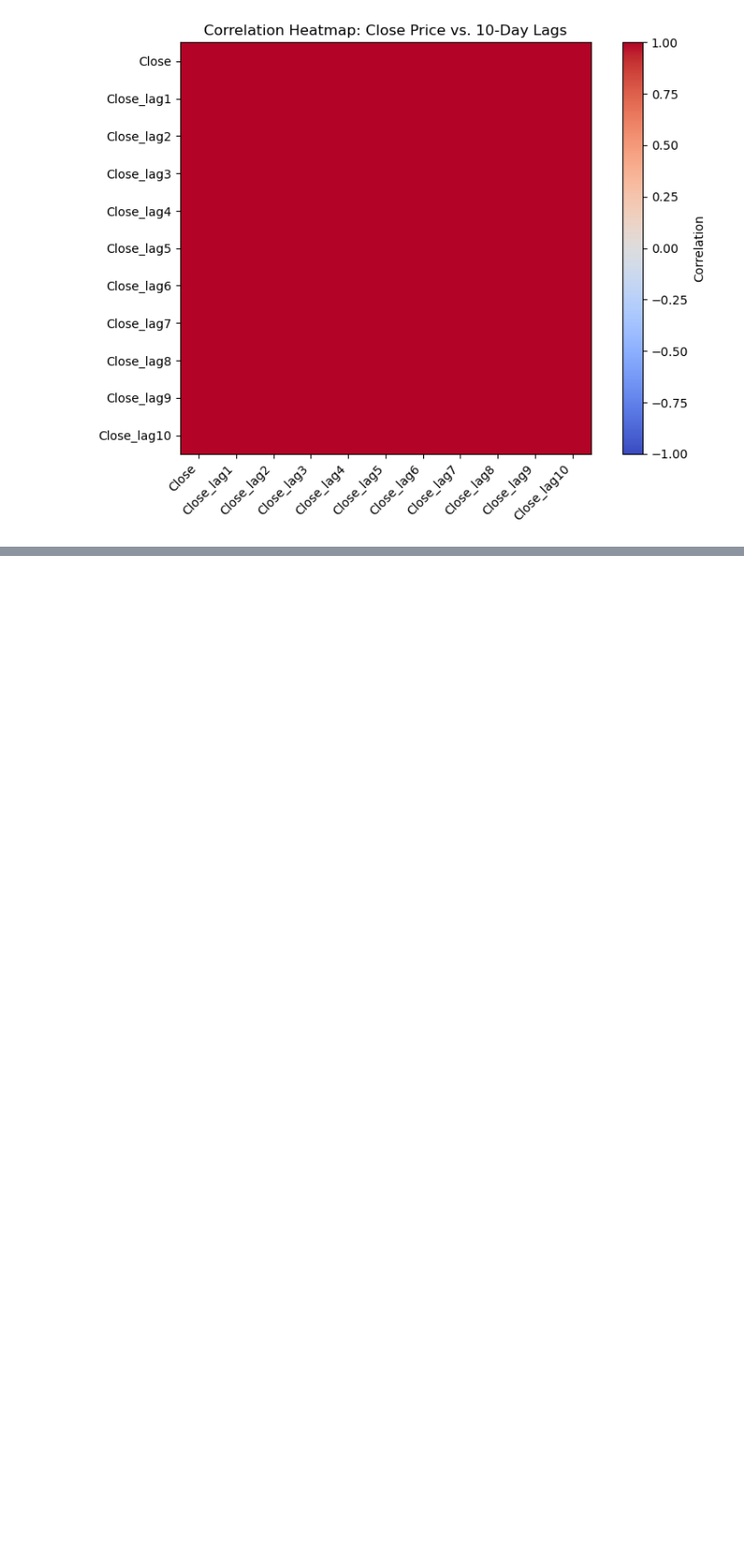
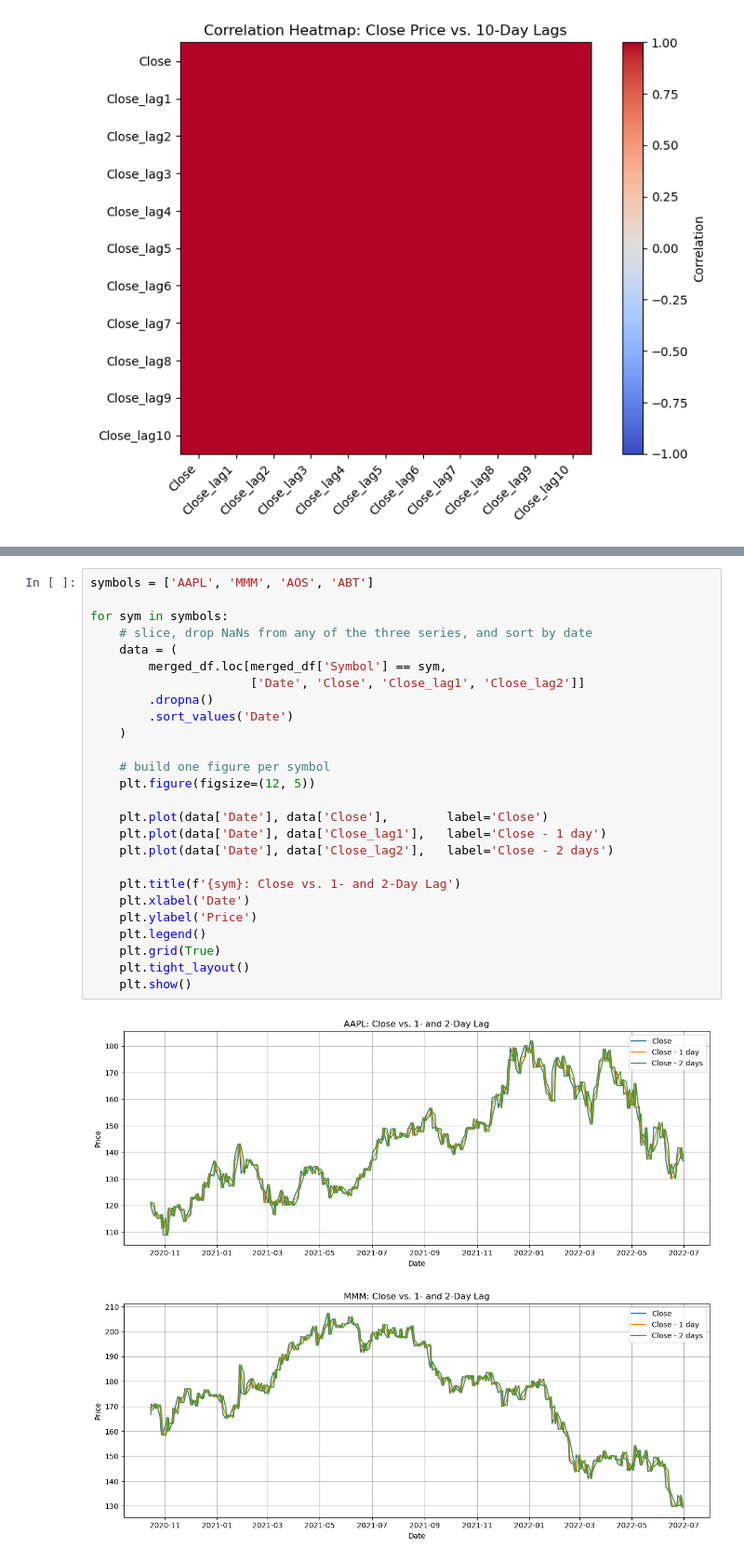
Before and after one commit to SalmanAlfarisi5/StockMarketPrediction, a Jupyter notebook: Code/EDA.ipynb, the cells around one changed output, grey strips where cells are left out. Shown: that part at 93% size. Drawn from its saved outputs; the diff is of its cells as text; blank space fills up the shorter version.

```diff
--- a/Code/EDA.ipynb
+++ b/Code/EDA.ipynb
@@ -85,0 +102,29 @@ print(rmse_by_symbol)
+# %%
+symbols = ['AAPL', 'MMM', 'AOS', 'ABT']
+
+for sym in symbols:
+    # slice, drop NaNs from any of the three series, and sort by date
+    data = (
+        merged_df.loc[merged_df['Symbol'] == sym,
+                      ['Date', 'Close', 'Close_lag1', 'Close_lag2']]
+        .dropna()
+        .sort_values('Date')
+    )
+
+    # build one figure per symbol
+    plt.figure(figsize=(12, 5))
+
+    plt.plot(data['Date'], data['Close'],        label='Close')
+    plt.plot(data['Date'], data['Close_lag1'],   label='Close - 1 day')
+    plt.plot(data['Date'], data['Close_lag2'],   label='Close - 2 days')
+
+    plt.title(f'{sym}: Close vs. 1- and 2-Day Lag')
+    plt.xlabel('Date')
+    plt.ylabel('Price')
+    plt.legend()
+    plt.grid(True)
+    plt.tight_layout()
+    plt.show()
+# %% [output]
+[figure, added]
+[figure, added]
```
Also changed, not shown: parts of 2 cells of this notebook.
